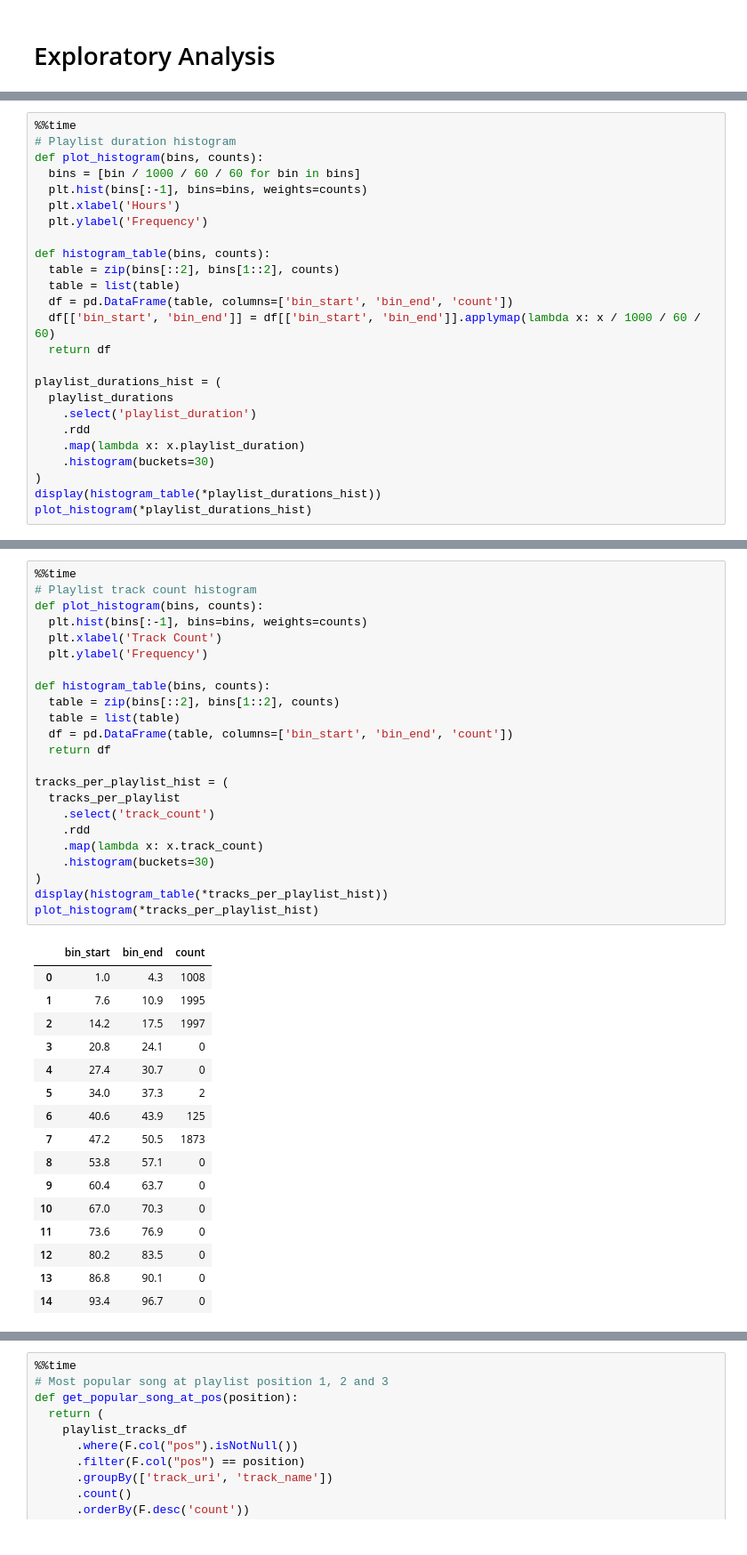
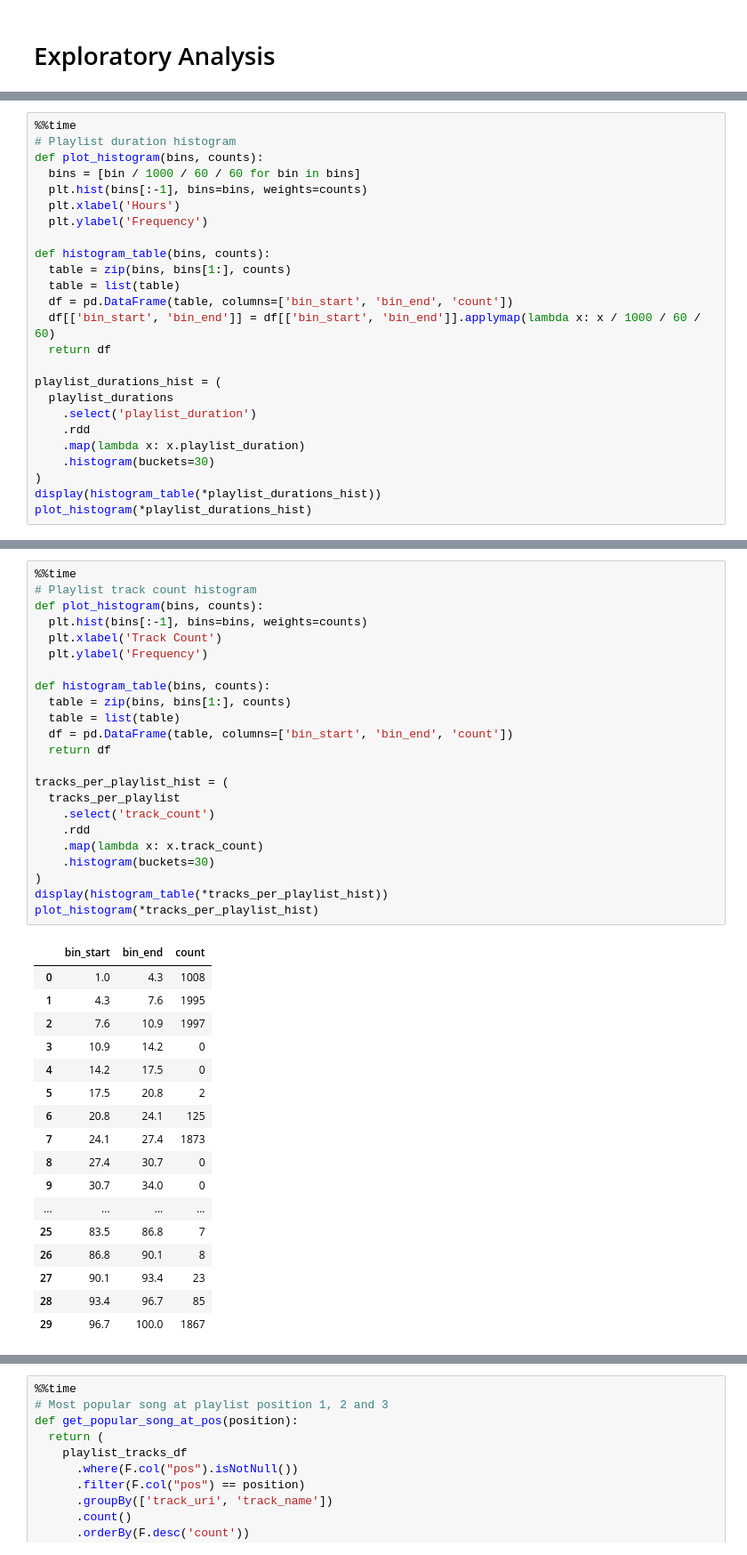
Before and after one commit to data-engineering-project-spotify/dep-spotify-analysis, a Jupyter notebook: Project_Notebook_Final_Challenge.ipynb, the cells around one changed output, grey strips where cells are left out. Shown at 89% size. Drawn from its saved outputs; the diff is of its cells as text.

```diff
--- a/Project_Notebook_Final_Challenge.ipynb
+++ b/Project_Notebook_Final_Challenge.ipynb
@@ -249,7 +256,7 @@ def plot_histogram(bins, counts):
   plt.ylabel('Frequency')
 
 def histogram_table(bins, counts):
-  table = zip(bins[::2], bins[1::2], counts)
+  table = zip(bins, bins[1:], counts)
   table = list(table)
   df = pd.DataFrame(table, columns=['bin_start', 'bin_end', 'count'])
   df[['bin_start', 'bin_end']] = df[['bin_start', 'bin_end']].applymap(lambda x: x / 1000 / 60 / 60)
@@ -306,40 +314,41 @@ Wall time: 2.77 s
 # %%
 %%time
 # Playlist track count histogram
 def plot_histogram(bins, counts):
   plt.hist(bins[:-1], bins=bins, weights=counts)
   plt.xlabel('Track Count')
   plt.ylabel('Frequency')
 
 def histogram_table(bins, counts):
-  table = zip(bins[::2], bins[1::2], counts)
+  table = zip(bins, bins[1:], counts)
   table = list(table)
   df = pd.DataFrame(table, columns=['bin_start', 'bin_end', 'count'])
   return df
 
 tracks_per_playlist_hist = (
   tracks_per_playlist
     .select('track_count')
     .rdd
     .map(lambda x: x.track_count)
     .histogram(buckets=30)
 )
 display(histogram_table(*tracks_per_playlist_hist))
 plot_histogram(*tracks_per_playlist_hist)
 # %% [output]
 |  | bin_start | bin_end | count |
 | 0 | 1.0 | 4.3 | 1008 |
-| 1 | 7.6 | 10.9 | 1995 |
-| 2 | 14.2 | 17.5 | 1997 |
-| 3 | 20.8 | 24.1 | 0 |
-| 4 | 27.4 | 30.7 | 0 |
-| 5 | 34.0 | 37.3 | 2 |
-| 6 | 40.6 | 43.9 | 125 |
-| 7 | 47.2 | 50.5 | 1873 |
-| 8 | 53.8 | 57.1 | 0 |
-| 9 | 60.4 | 63.7 | 0 |
-| 10 | 67.0 | 70.3 | 0 |
-| 11 | 73.6 | 76.9 | 0 |
-| 12 | 80.2 | 83.5 | 0 |
-| 13 | 86.8 | 90.1 | 0 |
-| 14 | 93.4 | 96.7 | 0 |
+| 1 | 4.3 | 7.6 | 1995 |
+| 2 | 7.6 | 10.9 | 1997 |
+| 3 | 10.9 | 14.2 | 0 |
+| 4 | 14.2 | 17.5 | 0 |
+| 5 | 17.5 | 20.8 | 2 |
+| 6 | 20.8 | 24.1 | 125 |
+| 7 | 24.1 | 27.4 | 1873 |
+| 8 | 27.4 | 30.7 | 0 |
+| 9 | 30.7 | 34.0 | 0 |
+| ... | ... | ... | ... |
+| 25 | 83.5 | 86.8 | 7 |
+| 26 | 86.8 | 90.1 | 8 |
+| 27 | 90.1 | 93.4 | 23 |
+| 28 | 93.4 | 96.7 | 85 |
+| 29 | 96.7 | 100.0 | 1867 |
```
Also changed, not shown: parts of 15 cells of this notebook, 1 other file.
